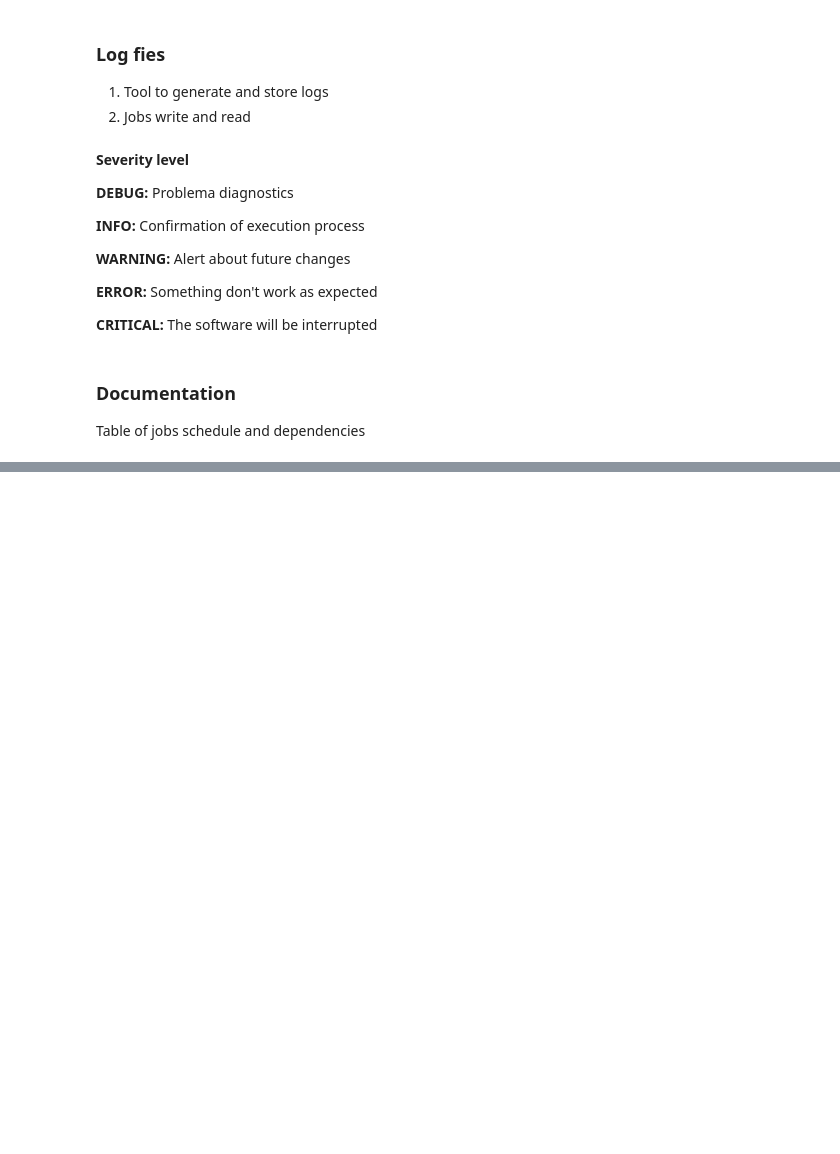
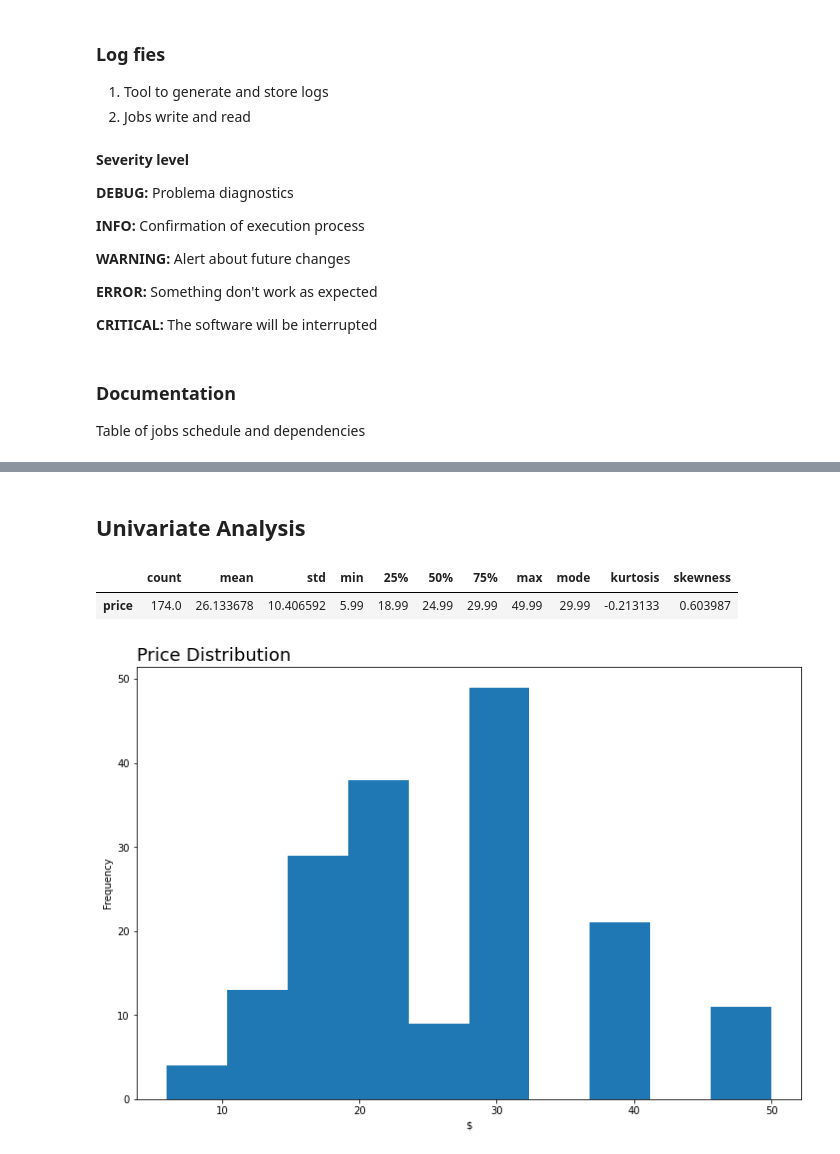
Before and after one commit to MarcosRMG/ds_ao_dev, a Jupyter notebook: notebooks/DS ao DEV.ipynb, the cells around one changed output, grey strips where cells are left out. Cells and saved outputs as stored; diff of their text form; code cells hidden in the pictures; blank space fills up the shorter version.

Commit message:
Initial analysis

```diff
--- a/notebooks/DS ao DEV.ipynb
+++ b/notebooks/DS ao DEV.ipynb
@@ -37,3 +41,5 @@ from sqlalchemy import create_engine
+# %%
+matplotlib.rcParams['figure.figsize'] = [12, 8]
 # %% [markdown]
 ## Functions
 # %% [markdown]
@@ -73,6 +79,17 @@ def query_visualization_db(query=None, database='hm_db.sqlite'):
     conn = create_engine(f'sqlite:///{database}', echo=False)
     display(pd.read_sql(query, conn))
     conn.close()
+# %%
+def database_conn(database='hm_db.sqlite'):
+    '''
+    --> Create a database connection
+
+    :param str database: Database to connect
+
+    return database connection
+    '''
+    db = create_engine(f'sqlite:///../data/{database}', echo=False)
+    return db.connect()
 # %% [markdown]
 # Web Scraping
 # %% [markdown]
@@ -2240,0 +2260,4 @@ Table of jobs schedule and dependencies
+# %%
+con = database_conn()
+data = pd.read_sql('select * from mens_jeans;', con)
+data.head()
@@ -2240,0 +2271,18 @@ Table of jobs schedule and dependencies
+# %% [markdown]
+## Univariate Analysis
+# %%
+price = pd.DataFrame(data['price'].describe()).T
+price['mode'] = data['price'].mode()[0]
+price['kurtosis'] = data['price'].kurtosis()
+price['skewness'] = data['price'].skew()
+price
+# %% [output]
+|  | count | mean | std | min | 25% | 50% | 75% | max | mode | kurtosis | skewness |
+| price | 174.0 | 26.133678 | 10.406592 | 5.99 | 18.99 | 24.99 | 29.99 | 49.99 | 29.99 | -0.213133 | 0.603987 |
+# %%
+data['price'].plot(kind='hist')
+plt.title('Price Distribution', loc='left', fontsize=18)
+plt.xlabel('$')
+plt.show()
+# %% [output]
+[figure, added]
```
Also changed, not shown: parts of 8 cells of this notebook, 1 other file.
